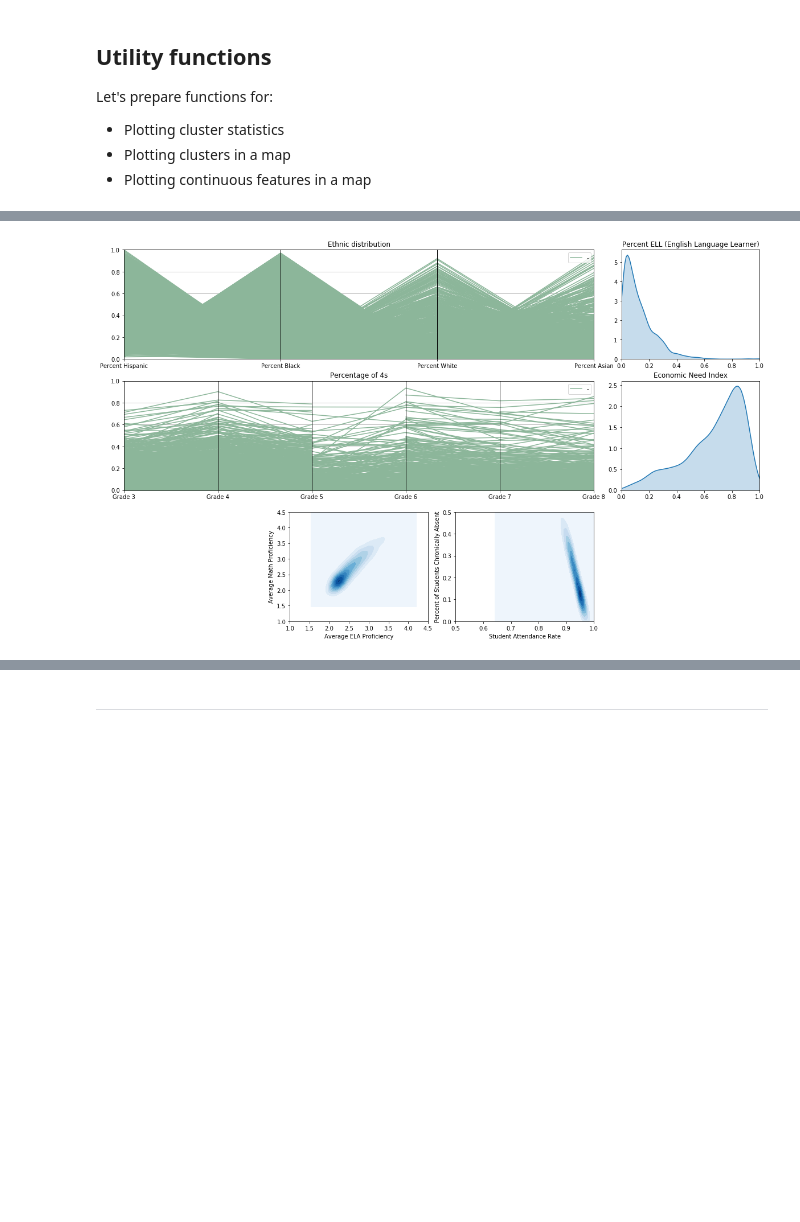
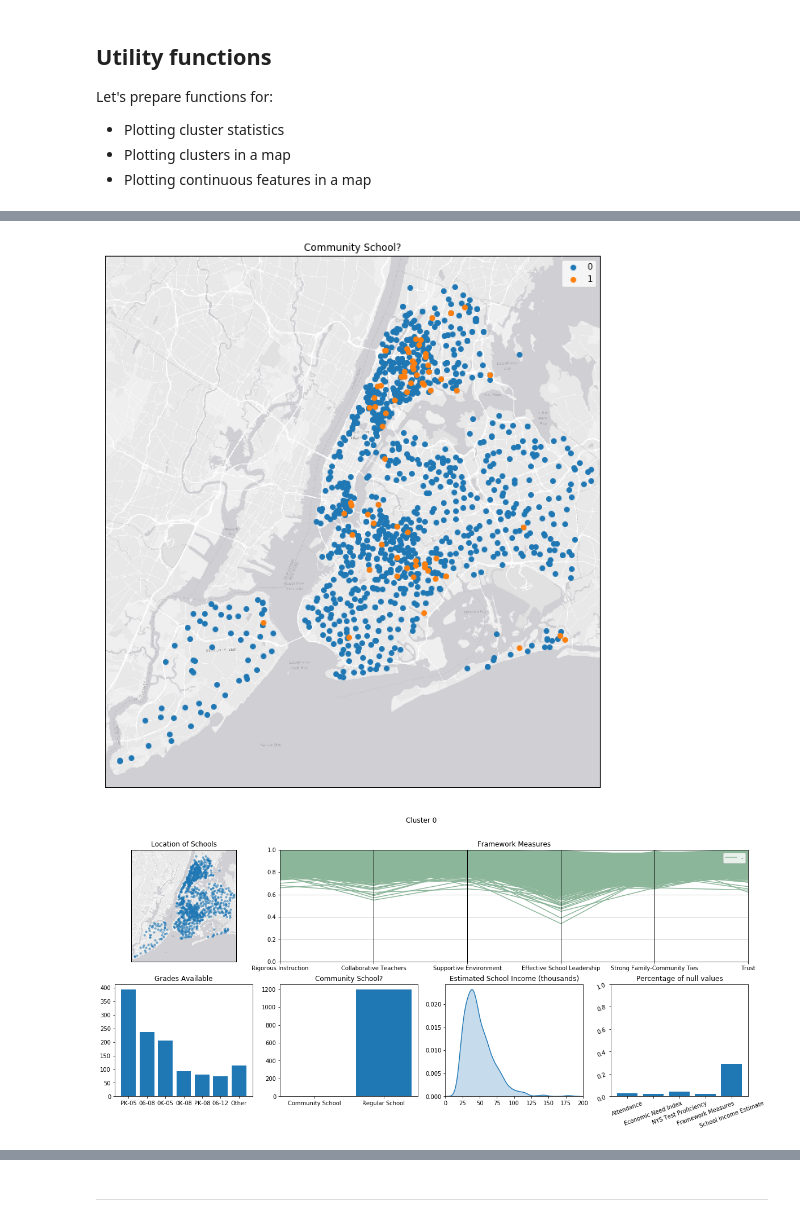
Before and after one commit to araraonline/kag-passnyc, a Jupyter notebook: notebooks/kernel-ethnic-clustering.ipynb, the cells around one changed output, grey strips where cells are left out. Cells and saved outputs as stored; diff of their text form; code cells hidden in the pictures; blank space fills up the shorter version.

```diff
--- a/notebooks/kernel-ethnic-clustering.ipynb
+++ b/notebooks/kernel-ethnic-clustering.ipynb
@@ -192,26 +213 @@ plt.show()
-# %%
-data = df.copy()
-
-# create student characteristics grid
-import matplotlib.gridspec as gridspec
-
-plt.figure(figsize=(20, 12))
-gs = gridspec.GridSpec(3, 4)
-ax1 = plt.subplot(gs[0, :3])
-ax2 = plt.subplot(gs[0, 3])
-ax3 = plt.subplot(gs[1, :3])
-ax4 = plt.subplot(gs[1, 3])
-ax5 = plt.subplot(gs[2, 1])
-ax6 = plt.subplot(gs[2, 2])
-
-plot_ethnic_distribution(data, ax1)
-plot_ell(data, ax2)
-plot_percentage_of_4s(data.index, ax3)
-plot_eni(data, ax4)
-plot_proficiency(data, ax5)
-plot_attendance(data, ax6)
-
-plt.show()
-# %% [output]
-[figure, removed]
 # %%
@@ -401,0 +440,26 @@ def plot_cluster_statistics(cluster, data):
+# %%
+### clusters utils
+
+
+def plot_clusters(clusters, data):
+    # plot big map with clusters
+    plot_cluster_map(clusters, data)
+
+    # unique clusters by number of occurences
+    clusters = pd.Series(clusters)
+    unique = clusters.value_counts().index.tolist()
+
+    # plot schools characteristics
+    for cluster in unique:
+        d = data[clusters == cluster]
+        plot_schools_info(d, title="Cluster {!r}".format(cluster))
+
+    # plot students characteristics
+    for cluster in unique:
+        d = data[clusters == cluster]
+        plot_students_info(d, title="Cluster {!r}".format(cluster))
+
+plot_clusters(df['Community School?'], df)
+# %% [output]
+[figure, added]
+[figure, added]
```
Also changed, not shown: parts of 5 cells of this notebook.
